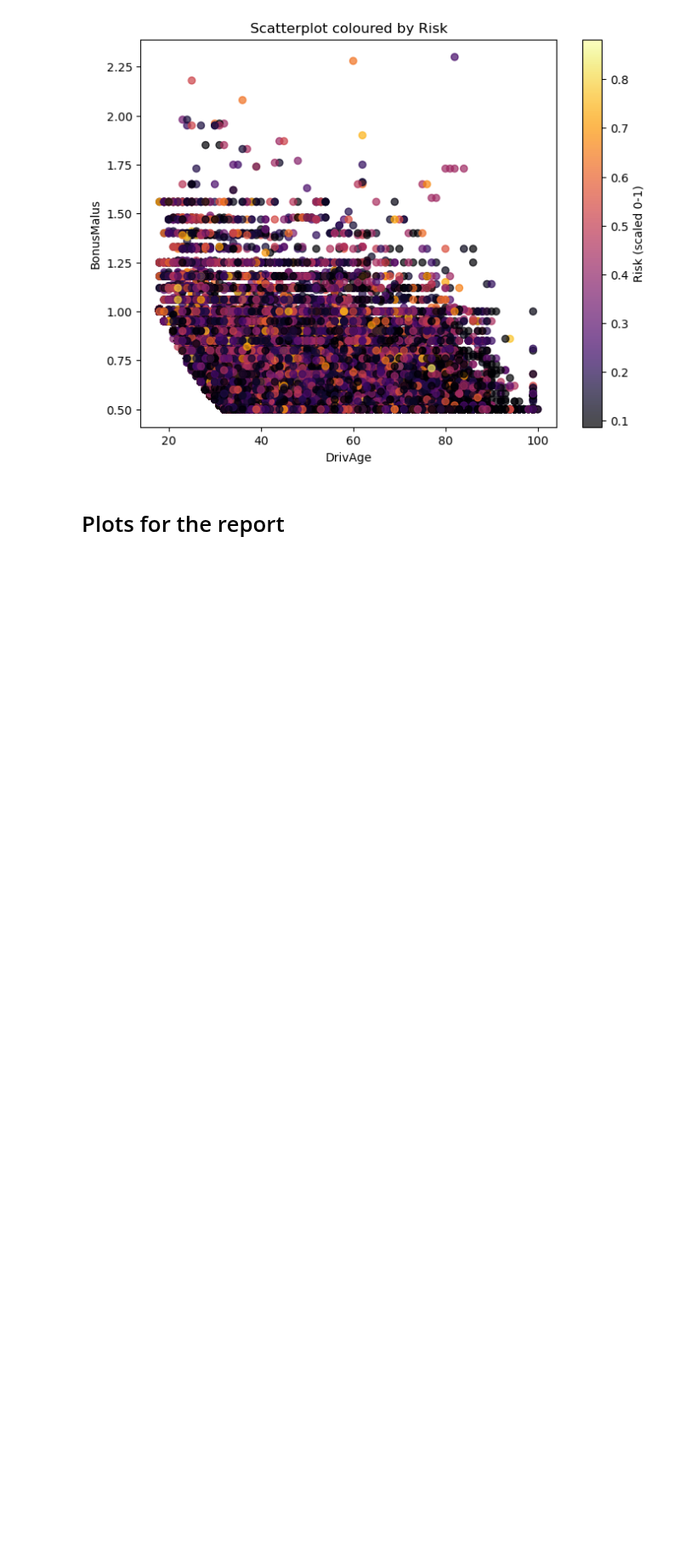
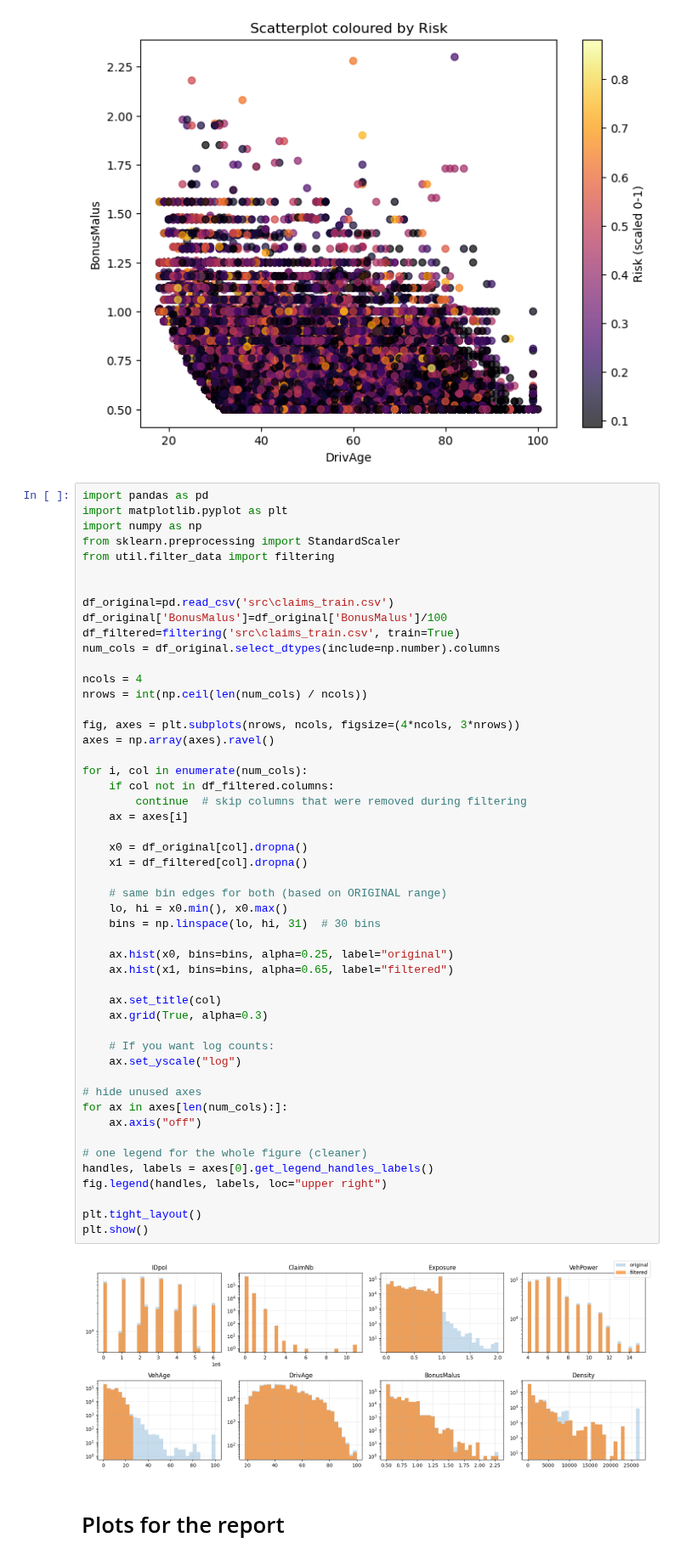
Before and after one commit to TheFreeMan21/machine-n-learnings-inc, a Jupyter notebook: plots.ipynb, the cells around one changed output. Shown at 85% size. Drawn from its saved outputs; the diff is of its cells as text; blank space fills up the shorter version.

```diff
--- a/plots.ipynb
+++ b/plots.ipynb
@@ -157,6 +157,58 @@ plt.title('Scatterplot coloured by Risk')
 plt.show()
 # %% [output]
 [figure]
+# %%
+import pandas as pd
+import matplotlib.pyplot as plt
+import numpy as np
+from sklearn.preprocessing import StandardScaler
+from util.filter_data import filtering
+
+
+df_original=pd.read_csv('src\claims_train.csv')
+df_original['BonusMalus']=df_original['BonusMalus']/100
+df_filtered=filtering('src\claims_train.csv', train=True)
+num_cols = df_original.select_dtypes(include=np.number).columns
+
+ncols = 4
+nrows = int(np.ceil(len(num_cols) / ncols))
+
+fig, axes = plt.subplots(nrows, ncols, figsize=(4*ncols, 3*nrows))
+axes = np.array(axes).ravel()
+
+for i, col in enumerate(num_cols):
+    if col not in df_filtered.columns:
+        continue  # skip columns that were removed during filtering
+    ax = axes[i]
+
+    x0 = df_original[col].dropna()
+    x1 = df_filtered[col].dropna()
+
+    # same bin edges for both (based on ORIGINAL range)
+    lo, hi = x0.min(), x0.max()
+    bins = np.linspace(lo, hi, 31)  # 30 bins
+
+    ax.hist(x0, bins=bins, alpha=0.25, label="original")
+    ax.hist(x1, bins=bins, alpha=0.65, label="filtered")
+
+    ax.set_title(col)
+    ax.grid(True, alpha=0.3)
+
+    # If you want log counts:
+    ax.set_yscale("log")
+
+# hide unused axes
+for ax in axes[len(num_cols):]:
+    ax.axis("off")
+
+# one legend for the whole figure (cleaner)
+handles, labels = axes[0].get_legend_handles_labels()
+fig.legend(handles, labels, loc="upper right")
+
+plt.tight_layout()
+plt.show()
+# %% [output]
+[figure, added]
 # %% [markdown]
 # Plots for the report
 # %% [markdown]
```
Also changed, not shown: 3 other files.
